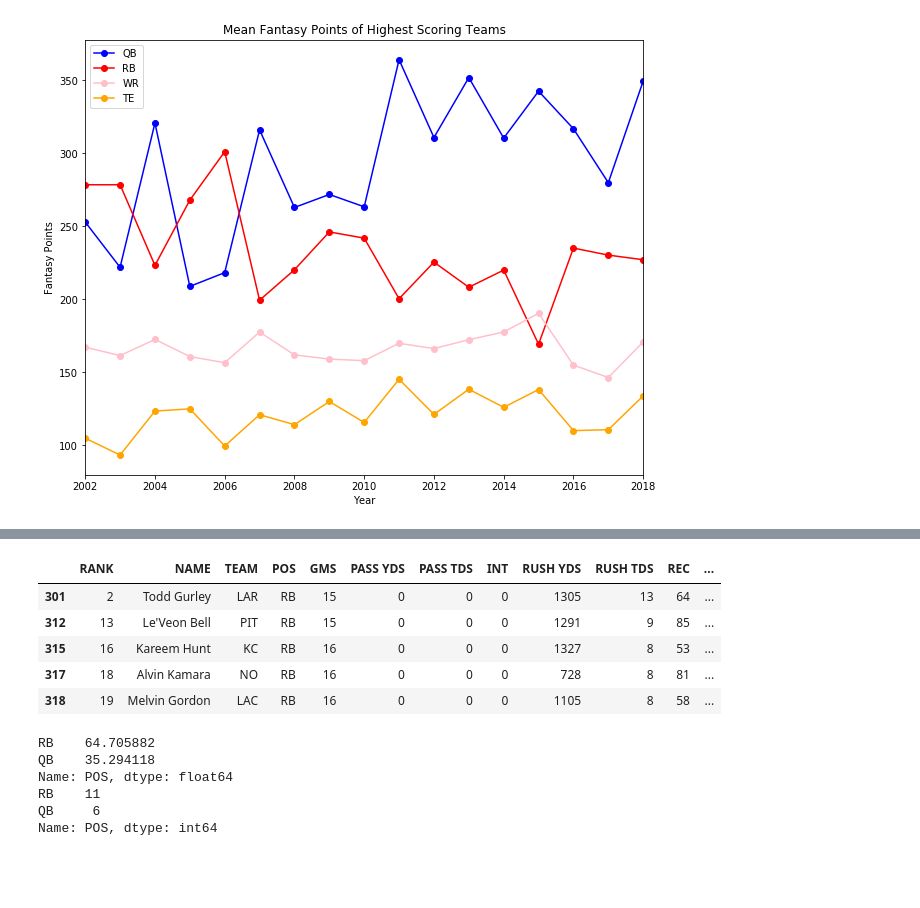
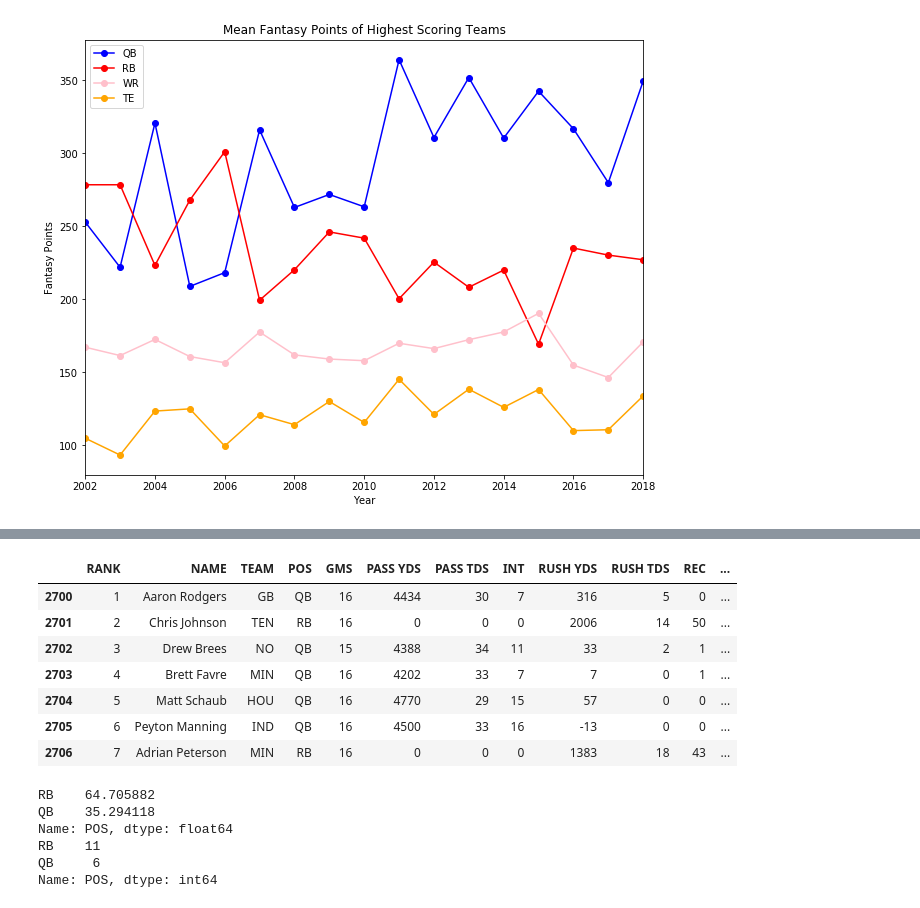
Before and after one commit to jlwalsh13/Capstone_1, a Jupyter notebook: ff_draft_sim.ipynb, the cells around one changed output, grey strips where cells are left out. Saved outputs shown, nothing was run; the diff lists cells and outputs as text; code cells hidden in the pictures; blank space fills up the shorter version.

```diff
--- a/ff_draft_sim.ipynb
+++ b/ff_draft_sim.ipynb
@@ -468,12 +473,14 @@ Name: NAME, dtype: float64
 # %%
-ALL[(ALL.YEAR == 2017) & (ALL.POS =='RB')].head(5)
+ALL[ALL.YEAR == 2009].head(7)
 # %% [output]
 |  | RANK | NAME | TEAM | POS | GMS | PASS YDS | PASS TDS | INT | RUSH YDS | RUSH TDS | REC | ... |
-| 301 | 2 | Todd Gurley | LAR | RB | 15 | 0 | 0 | 0 | 1305 | 13 | 64 | ... |
-| 312 | 13 | Le'Veon Bell | PIT | RB | 15 | 0 | 0 | 0 | 1291 | 9 | 85 | ... |
-| 315 | 16 | Kareem Hunt | KC | RB | 16 | 0 | 0 | 0 | 1327 | 8 | 53 | ... |
-| 317 | 18 | Alvin Kamara | NO | RB | 16 | 0 | 0 | 0 | 728 | 8 | 81 | ... |
-| 318 | 19 | Melvin Gordon | LAC | RB | 16 | 0 | 0 | 0 | 1105 | 8 | 58 | ... |
+| 2700 | 1 | Aaron Rodgers | GB | QB | 16 | 4434 | 30 | 7 | 316 | 5 | 0 | ... |
+| 2701 | 2 | Chris Johnson | TEN | RB | 16 | 0 | 0 | 0 | 2006 | 14 | 50 | ... |
+| 2702 | 3 | Drew Brees | NO | QB | 15 | 4388 | 34 | 11 | 33 | 2 | 1 | ... |
+| 2703 | 4 | Brett Favre | MIN | QB | 16 | 4202 | 33 | 7 | 7 | 0 | 1 | ... |
+| 2704 | 5 | Matt Schaub | HOU | QB | 16 | 4770 | 29 | 15 | 57 | 0 | 0 | ... |
+| 2705 | 6 | Peyton Manning | IND | QB | 16 | 4500 | 33 | 16 | -13 | 0 | 0 | ... |
+| 2706 | 7 | Adrian Peterson | MIN | RB | 16 | 0 | 0 | 0 | 1383 | 18 | 43 | ... |
 # %%
 performances = []
 for j in range(3):
```
Also changed, not shown: parts of 4 cells of this notebook.
